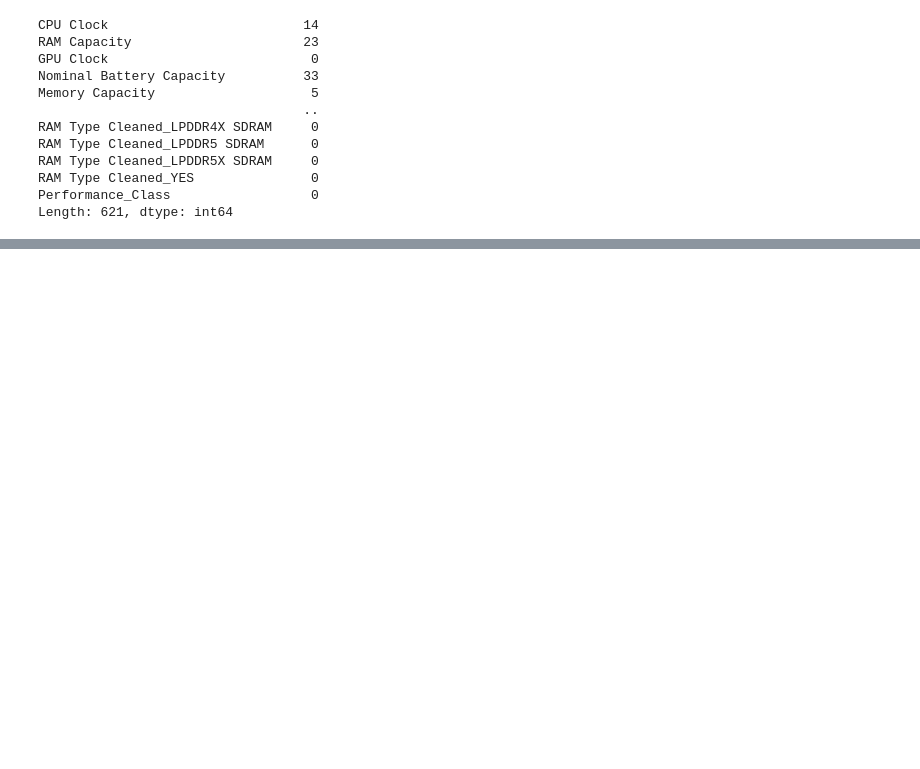
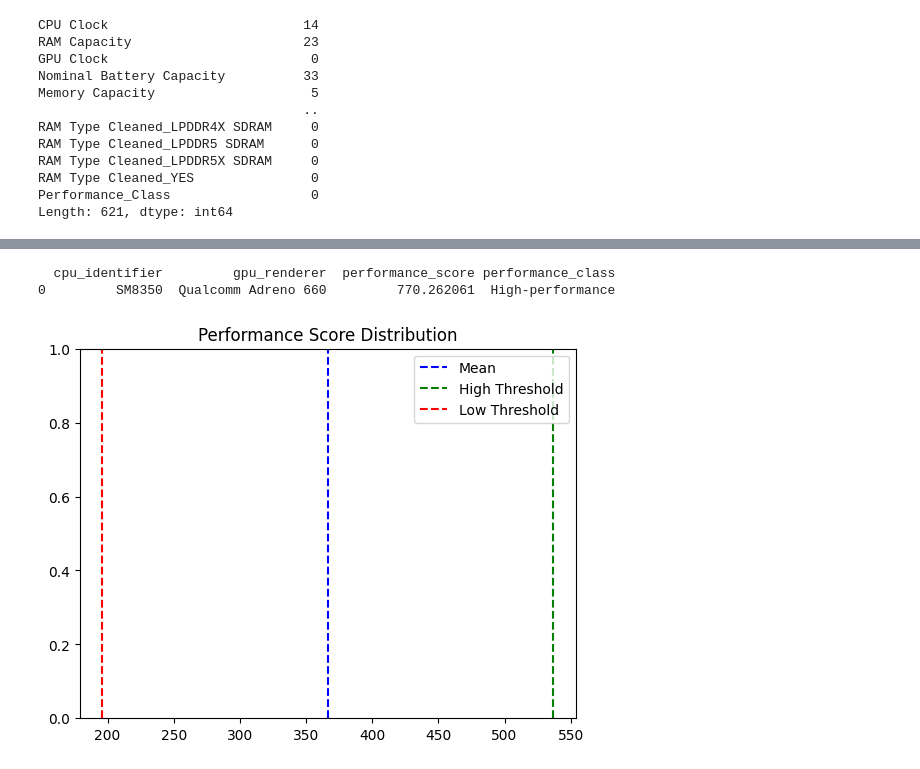
Before and after one commit to DariusVaida/Android_Benchmarking_App, a Jupyter notebook: Untitled0.ipynb, the cells around one changed output, grey strips where cells are left out. Drawn from its saved outputs; the diff is of its cells as text; code cells hidden in the pictures; blank space fills up the shorter version.

```diff
--- a/Untitled0.ipynb
+++ b/Untitled0.ipynb
@@ -103,7 +105,7 @@ gpu_data.head(20)
 | 18 | GeForce RTX 3080 Ti Laptop GPU | 19507 | 780 | NaN | NaN | 150.0 | 130.046667 | 2022 | Unknown |
 | 19 | Quadro RTX 8000 | 19126 | 801 | 4741.49 | 4.03 | 260.0 | 73.560000 | 2019 | Workstation |
 # %%
-gpu_data = gpu_data[gpu_data['category'].str.contains('mobile', case=False, na=False)]
+#gpu_data = gpu_data[gpu_data['category'].str.contains('mobile', case=False, na=False)]
 # %%
 # GPU Composite Score with 35 Similarity Threshold
 import pandas as pd
@@ -140,7 +142,7 @@ data['GPU_Cleaned'] = (
 )
 
 ## 3. Fuzzy Matching with 35 Threshold ##
-gpu_score_map = dict(zip(gpu_data['gpuNameClean'], gpu_data['GPU_Composite_Score']))
+gpu_score_map = dict(zip(gpu_data['gpuNameClean'], gpu_data['gpuCompositeScore']))
 
 def get_gpu_score(gpu_name):
     if pd.isna(gpu_name) or not gpu_name:
@@ -179,5 +181,5 @@ if not weak_matches.empty:
 data.drop(columns=['GPU_Match_Confidence'], inplace=True, errors='ignore')
 
 
-gpu_median = gpu_data['GPU_Composite_Score'].median()
+gpu_median = gpu_data['gpuCompositeScore'].median()
 data['GPU_Composite_Score'] = data['GPU_Composite_Score'].fillna(gpu_median)
@@ -335,12 +322,12 @@ data.head()
 def compute_performance_score(row):
     score = 0
     score += row['RAM Capacity'] * 0.35
-    score += row['CPU Clock'] * 0.25
+    score += row['CPU Clock'] * 0.2
     score += row['GPU Clock'] * 0.15
     score += row['CPU_Composite_Score'] * 0.3
     score += row['Memory Capacity'] * 0.10
     score += row['Nominal Battery Capacity'] * 0.10
-    score += row['RAM Type Score'] * 0.05
+    score += row['RAM Type Score']
     score += row['GPU_Composite_Score'] * 0.2
     return round(score, 2)
 
@@ -426 +413,6 @@ scored_devices_sorted.head()
 5 rows × 621 columns
+# %%
+mean_score = data['Performance_Class'].mean()
+std_score = data['Performance_Class'].std()
+
+print(f"Mean: {mean_score:.2f}, Std Dev: {std_score:.2f}")
@@ -473,0 +576,18 @@ Length: 621, dtype: int64
+# %%
+print(df[['cpu_identifier', 'gpu_renderer', 'performance_score', 'performance_class']].sort_values(by='performance_score', ascending=False).head())
+# %% [output]
+  cpu_identifier         gpu_renderer  performance_score performance_class
+0         SM8350  Qualcomm Adreno 660         770.262061  High-performance
+# %%
+import seaborn as sns
+import matplotlib.pyplot as plt
+
+#sns.histplot(data['Performance_Class'], kde=True, bins=30, hue=data['Performance_Class'])
+plt.axvline(mean_score, color='blue', linestyle='--', label='Mean')
+plt.axvline(mean_score + std_score, color='green', linestyle='--', label='High Threshold')
+plt.axvline(mean_score - std_score, color='red', linestyle='--', label='Low Threshold')
+plt.legend()
+plt.title("Performance Score Distribution")
+plt.show()
+# %% [output]
+[figure, added]
```
Also changed, not shown: parts of 19 cells of this notebook.
